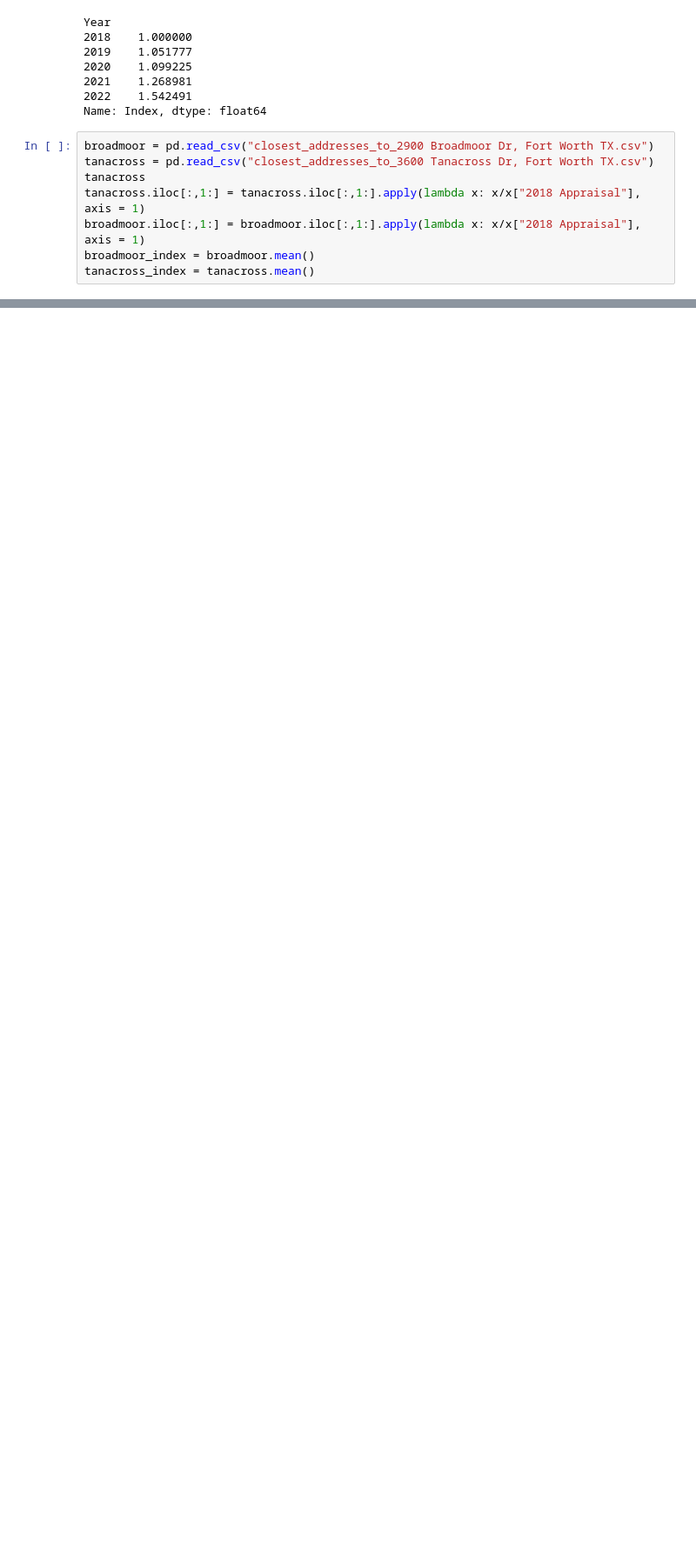
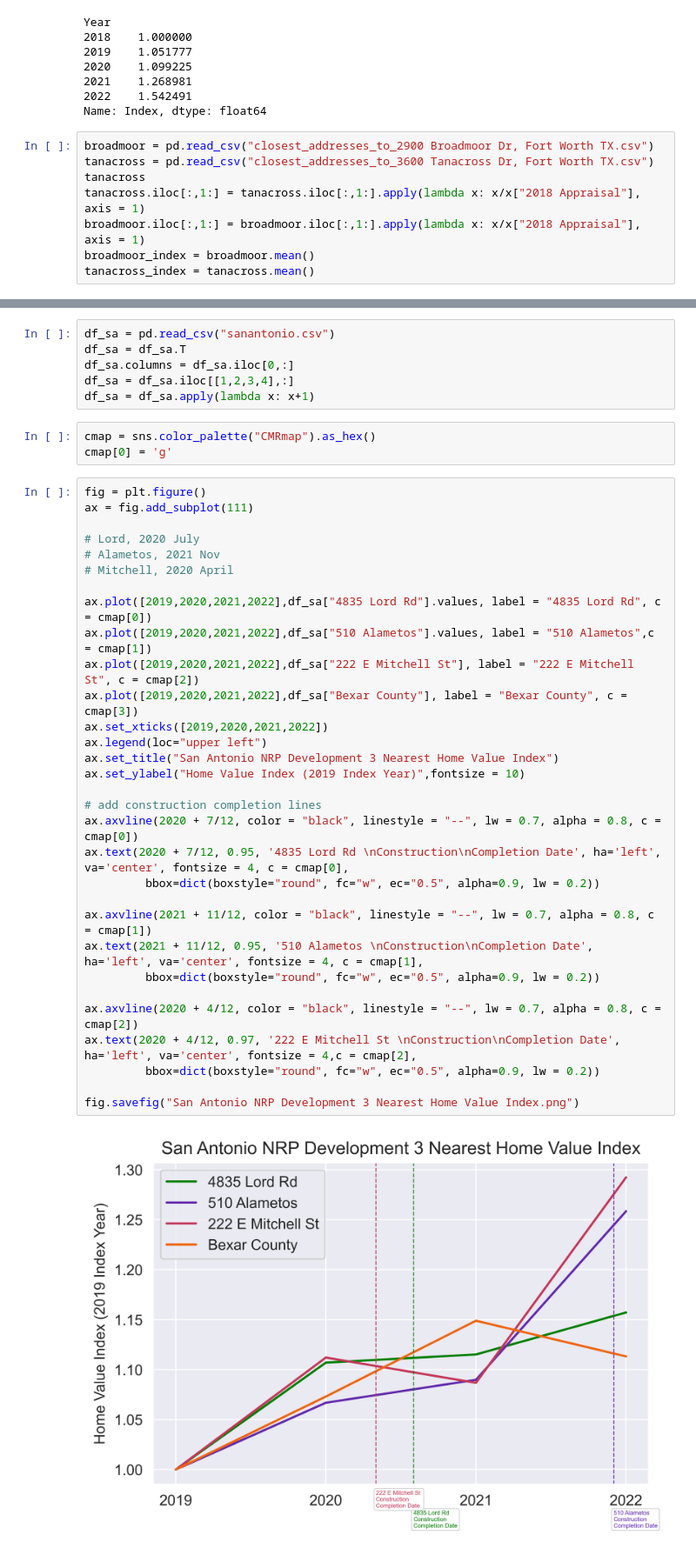
Before and after one commit to randymi01/nrp_analysis, a Jupyter notebook: closest/main.ipynb, the cells around one changed output, grey strips where cells are left out. Shown at 87% size. Cells and saved outputs as stored; diff of their text form; blank space fills up the shorter version.

```diff
--- a/closest/main.ipynb
+++ b/closest/main.ipynb
@@ -65,0 +57,42 @@ plt.show()
+# %%
+df_sa = pd.read_csv("sanantonio.csv")
+df_sa = df_sa.T
+df_sa.columns = df_sa.iloc[0,:]
+df_sa = df_sa.iloc[[1,2,3,4],:]
+df_sa = df_sa.apply(lambda x: x+1)
+# %%
+cmap = sns.color_palette("CMRmap").as_hex()
+cmap[0] = 'g'
+# %%
+fig = plt.figure()
+ax = fig.add_subplot(111)
+
+# Lord, 2020 July
+# Alametos, 2021 Nov
+# Mitchell, 2020 April
+
+ax.plot([2019,2020,2021,2022],df_sa["4835 Lord Rd"].values, label = "4835 Lord Rd", c = cmap[0])
+ax.plot([2019,2020,2021,2022],df_sa["510 Alametos"].values, label = "510 Alametos",c = cmap[1])
+ax.plot([2019,2020,2021,2022],df_sa["222 E Mitchell St"], label = "222 E Mitchell St", c = cmap[2])
+ax.plot([2019,2020,2021,2022],df_sa["Bexar County"], label = "Bexar County", c = cmap[3])
+ax.set_xticks([2019,2020,2021,2022])
+ax.legend(loc="upper left")
+ax.set_title("San Antonio NRP Development 3 Nearest Home Value Index")
+ax.set_ylabel("Home Value Index (2019 Index Year)",fontsize = 10)
+
+# add construction completion lines
+ax.axvline(2020 + 7/12, color = "black", linestyle = "--", lw = 0.7, alpha = 0.8, c = cmap[0])
+ax.text(2020 + 7/12, 0.95, '4835 Lord Rd \nConstruction\nCompletion Date', ha='left', va='center', fontsize = 4, c = cmap[0],
+         bbox=dict(boxstyle="round", fc="w", ec="0.5", alpha=0.9, lw = 0.2))
+
+ax.axvline(2021 + 11/12, color = "black", linestyle = "--", lw = 0.7, alpha = 0.8, c = cmap[1])
+ax.text(2021 + 11/12, 0.95, '510 Alametos \nConstruction\nCompletion Date', ha='left', va='center', fontsize = 4, c = cmap[1],
+         bbox=dict(boxstyle="round", fc="w", ec="0.5", alpha=0.9, lw = 0.2))
+
+ax.axvline(2020 + 4/12, color = "black", linestyle = "--", lw = 0.7, alpha = 0.8, c = cmap[2])
+ax.text(2020 + 4/12, 0.97, '222 E Mitchell St \nConstruction\nCompletion Date', ha='left', va='center', fontsize = 4,c = cmap[2],
+         bbox=dict(boxstyle="round", fc="w", ec="0.5", alpha=0.9, lw = 0.2))
+
+fig.savefig("San Antonio NRP Development 3 Nearest Home Value Index.png")
+# %% [output]
+[figure, added]
```
Also changed, not shown: parts of 4 cells of this notebook, 5 other files.
